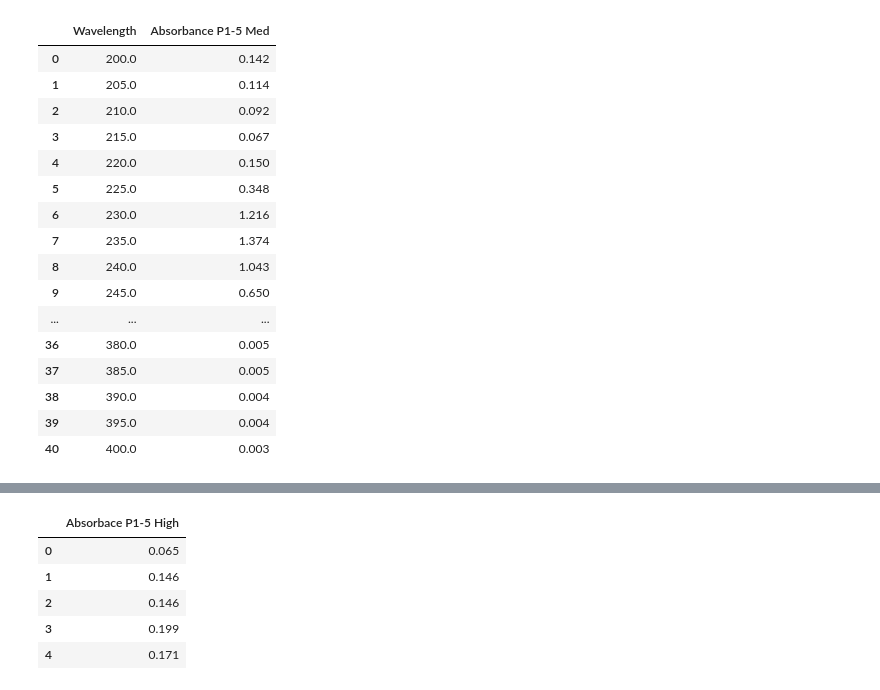
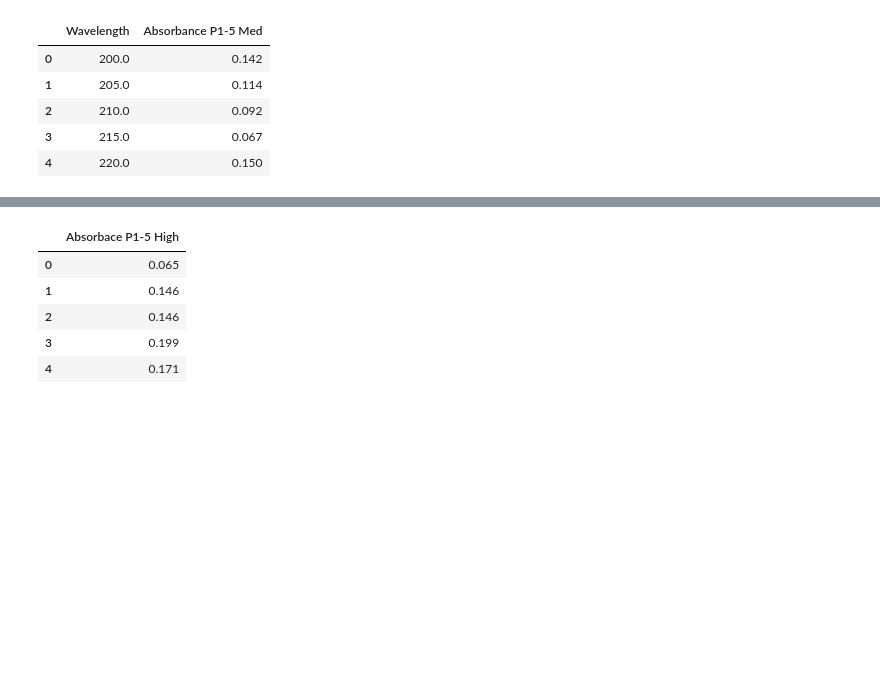
Before and after one commit to cc-christin/mcb-protein_isolation, a Jupyter notebook: specta_data.ipynb, the cells around one changed output, grey strips where cells are left out. Saved outputs shown, nothing was run; the diff lists cells and outputs as text; code cells hidden in the pictures; blank space fills up the shorter version.

```diff
--- a/specta_data.ipynb
+++ b/specta_data.ipynb
@@ -22,12 +22,12 @@ med_p1_5 = [0.142,0.114, 0.092, 0.067, 0.150, 0.348, 1.216, 1.374, 1.043, 0.650,
               0.003]
 # %%
 # x values are the wavelength range from 200 nm to 400 nm of the spectra analysis
-x = l_df.rename(columns={x.columns[0]: "wavelength"})
+x = x.rename(columns={x.columns[0]: "Wavelength"})
 # x
 # %%
 # y1 values are the OD, absorbance reading of the fraction with the heighest protein concentration and highest OD after ammonium percepitation.
 
-y1 = pd.DataFrame(od_med_p1_5)
+y1 = pd.DataFrame(med_p1_5)
 # y1 corresponds to med_p1_5
 # %%
 y1 = y1.rename(columns={y1.columns[0]: "Absorbance P1-5 Med"})
@@ -36,25 +36,14 @@ y1 = y1.rename(columns={y1.columns[0]: "Absorbance P1-5 Med"})
 spectra_med_p1_5 = pd.concat([x,y1], axis=1)
 # %%
 df1 = spectra_med_p1_5.rename(columns={spectra_med_p1_5.columns[0]: "Wavelength"})
-df1
+df1.head()
 # %% [output]
 |  | Wavelength | Absorbance P1-5 Med |
 | 0 | 200.0 | 0.142 |
 | 1 | 205.0 | 0.114 |
 | 2 | 210.0 | 0.092 |
 | 3 | 215.0 | 0.067 |
 | 4 | 220.0 | 0.150 |
-| 5 | 225.0 | 0.348 |
-| 6 | 230.0 | 1.216 |
-| 7 | 235.0 | 1.374 |
-| 8 | 240.0 | 1.043 |
-| 9 | 245.0 | 0.650 |
-| ... | ... | ... |
-| 36 | 380.0 | 0.005 |
-| 37 | 385.0 | 0.005 |
-| 38 | 390.0 | 0.004 |
-| 39 | 395.0 | 0.004 |
-| 40 | 400.0 | 0.003 |
 # %%
 # df.to_excel (r'C:\Users\chris\mcb-protein_isolation\data\dataspectra_med_p1_5.xlsx', index = False, header=True)
 # %%
```
Also changed, not shown: parts of 11 cells of this notebook, 6 other files.
